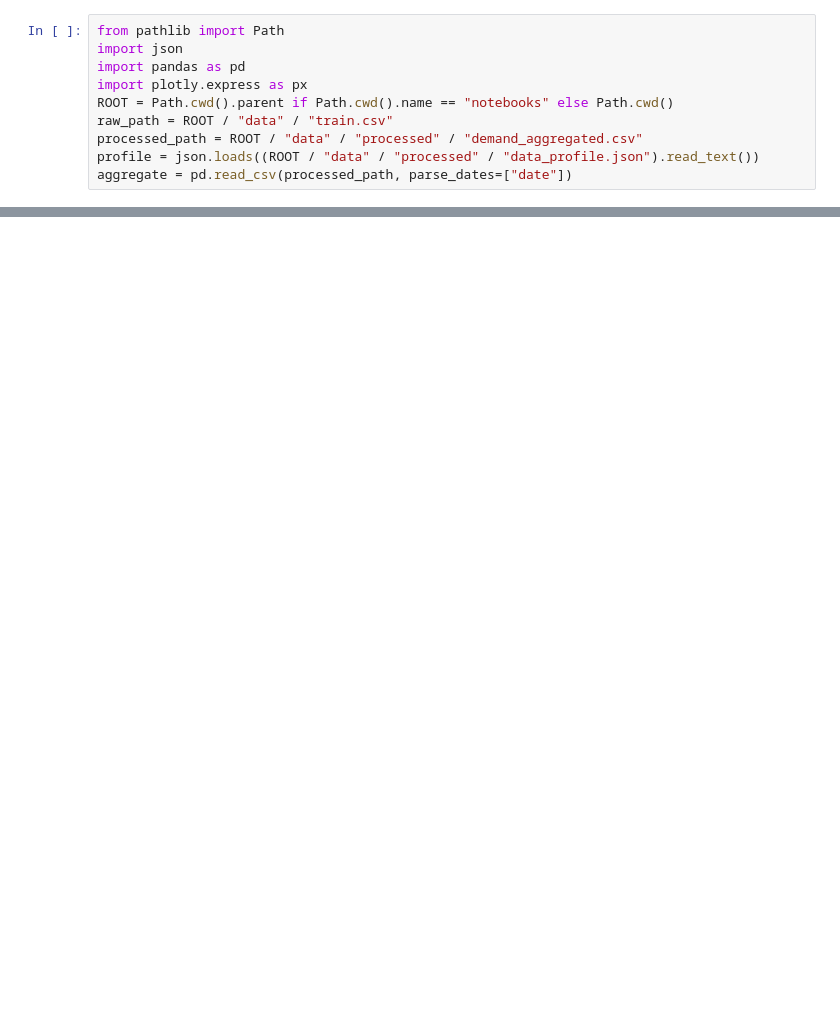
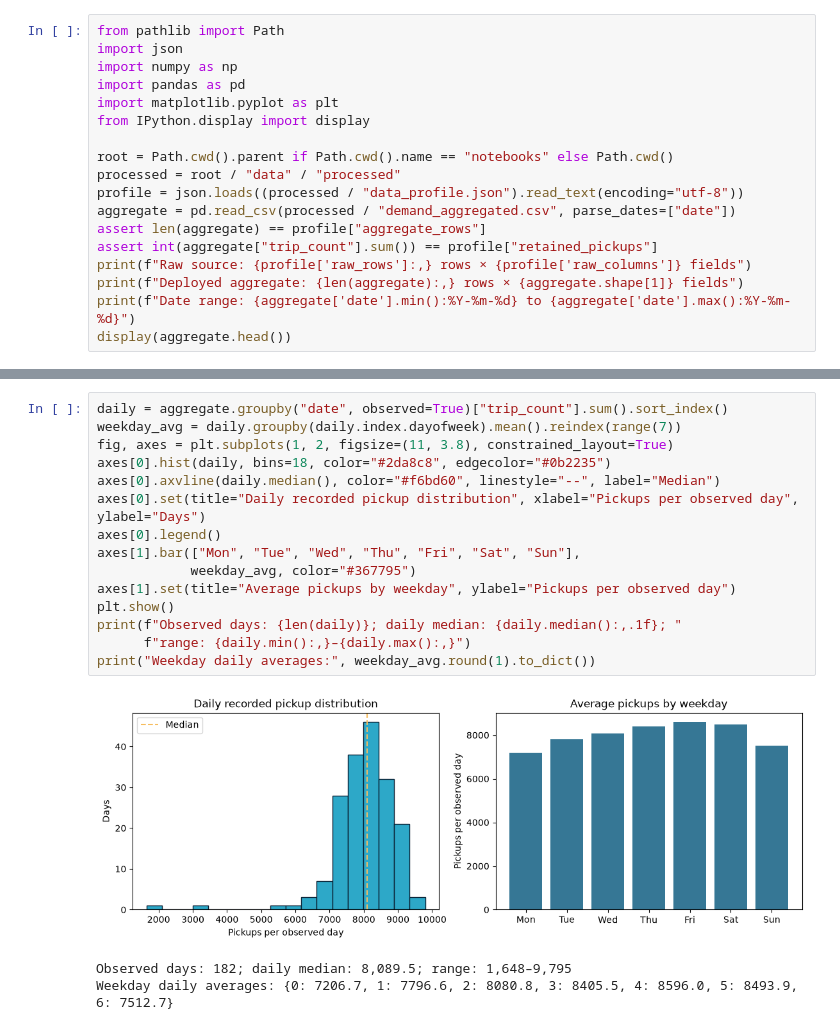
Before and after one commit to CYXiu2005/ATLAS-NYC-Urban-Mobility-Intelligence, a Jupyter notebook: notebooks/eda.ipynb, the cells around one changed output, grey strips where cells are left out. Drawn from its saved outputs; the diff is of its cells as text; blank space fills up the shorter version.

```diff
--- a/notebooks/eda.ipynb
+++ b/notebooks/eda.ipynb
@@ -5,10 +5,18 @@ This notebook documents the saved full `train.csv` scan used to build the dashbo
 # %%
 from pathlib import Path
 import json
+import numpy as np
 import pandas as pd
-import plotly.express as px
-ROOT = Path.cwd().parent if Path.cwd().name == "notebooks" else Path.cwd()
-raw_path = ROOT / "data" / "train.csv"
-processed_path = ROOT / "data" / "processed" / "demand_aggregated.csv"
-profile = json.loads((ROOT / "data" / "processed" / "data_profile.json").read_text())
-aggregate = pd.read_csv(processed_path, parse_dates=["date"])
+import matplotlib.pyplot as plt
+from IPython.display import display
+
+root = Path.cwd().parent if Path.cwd().name == "notebooks" else Path.cwd()
+processed = root / "data" / "processed"
+profile = json.loads((processed / "data_profile.json").read_text(encoding="utf-8"))
+aggregate = pd.read_csv(processed / "demand_aggregated.csv", parse_dates=["date"])
+assert len(aggregate) == profile["aggregate_rows"]
+assert int(aggregate["trip_count"].sum()) == profile["retained_pickups"]
+print(f"Raw source: {profile['raw_rows']:,} rows × {profile['raw_columns']} fields")
+print(f"Deployed aggregate: {len(aggregate):,} rows × {aggregate.shape[1]} fields")
+print(f"Date range: {aggregate['date'].min():%Y-%m-%d} to {aggregate['date'].max():%Y-%m-%d}")
+display(aggregate.head())
@@ -60,0 +79,19 @@ print("Aggregate checks passed:", aggregate["trip_count"].sum(), "pickups")
+# %%
+daily = aggregate.groupby("date", observed=True)["trip_count"].sum().sort_index()
+weekday_avg = daily.groupby(daily.index.dayofweek).mean().reindex(range(7))
+fig, axes = plt.subplots(1, 2, figsize=(11, 3.8), constrained_layout=True)
+axes[0].hist(daily, bins=18, color="#2da8c8", edgecolor="#0b2235")
+axes[0].axvline(daily.median(), color="#f6bd60", linestyle="--", label="Median")
+axes[0].set(title="Daily recorded pickup distribution", xlabel="Pickups per observed day", ylabel="Days")
+axes[0].legend()
+axes[1].bar(["Mon", "Tue", "Wed", "Thu", "Fri", "Sat", "Sun"],
+            weekday_avg, color="#367795")
+axes[1].set(title="Average pickups by weekday", ylabel="Pickups per observed day")
+plt.show()
+print(f"Observed days: {len(daily)}; daily median: {daily.median():,.1f}; "
+      f"range: {daily.min():,}–{daily.max():,}")
+print("Weekday daily averages:", weekday_avg.round(1).to_dict())
+# %% [output]
+[figure, added]
+Observed days: 182; daily median: 8,089.5; range: 1,648–9,795
+Weekday daily averages: {0: 7206.7, 1: 7796.6, 2: 8080.8, 3: 8405.5, 4: 8596.0, 5: 8493.9, 6: 7512.7}
```
Also changed, not shown: parts of 23 cells of this notebook, 3 other files.
